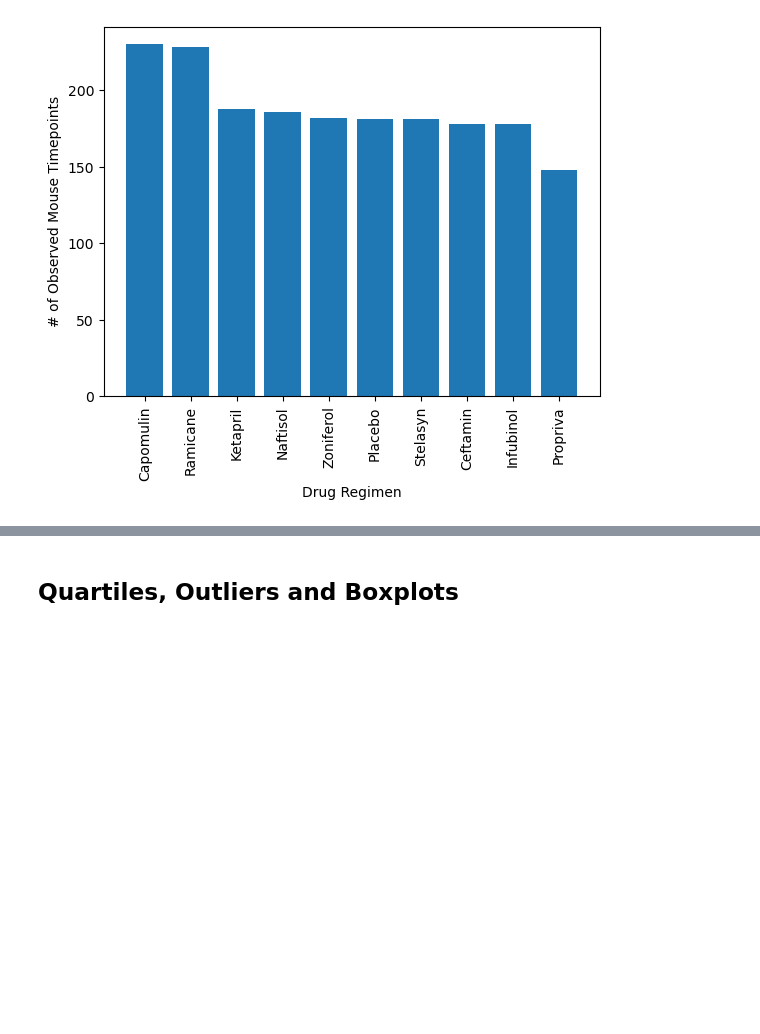
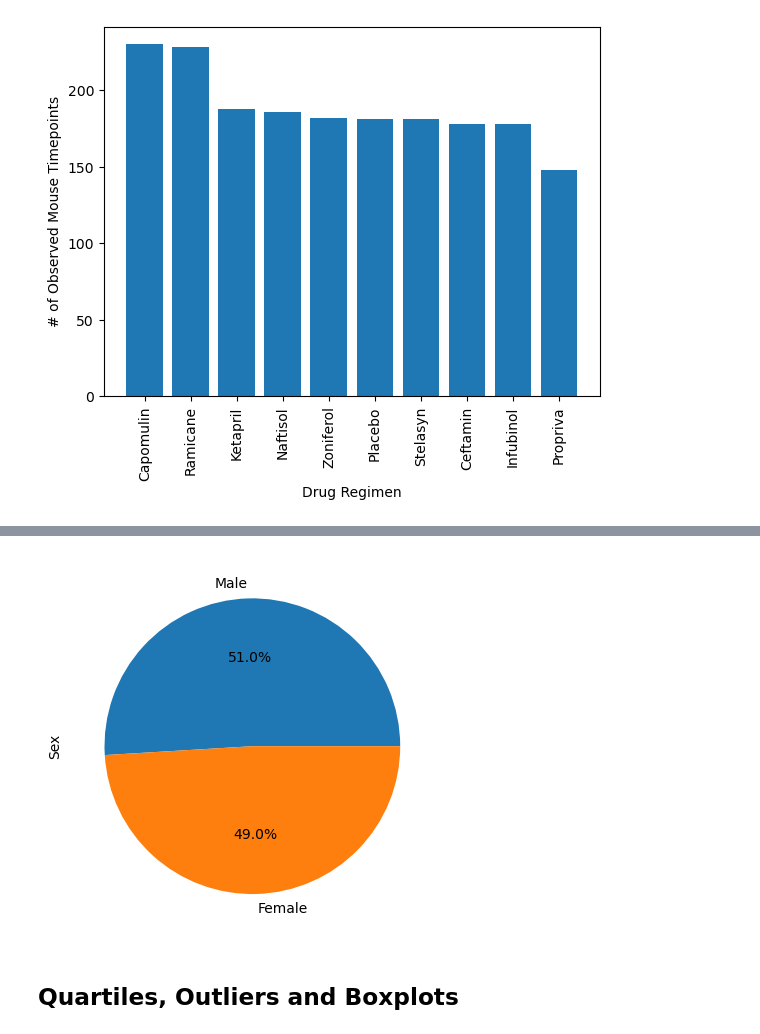
Before and after one commit to Starkilled1/Pymaceuticals-Challenge, a Jupyter notebook: pymaceuticals_starter copy.ipynb, the cells around one changed output, grey strips where cells are left out. Saved outputs shown, nothing was run; the diff lists cells and outputs as text; code cells hidden in the pictures; blank space fills up the shorter version.

```diff
--- a/pymaceuticals_starter copy.ipynb
+++ b/pymaceuticals_starter copy.ipynb
@@ -139,5 +144,10 @@ plt.bar(drugs, bar_count)
 # %%
 # Generate a pie plot showing the distribution of female versus male mice using pyplot
+plt.ylabel('Sex')
+plt.pie(gender_count, autopct="%1.1f%%", labels=gender_count.index)
+plt.show()
+# %% [output]
+[figure, added]
 # %% [markdown]
 ## Quartiles, Outliers and Boxplots
 # %%
```
Also changed, not shown: parts of 1 cell of this notebook.
